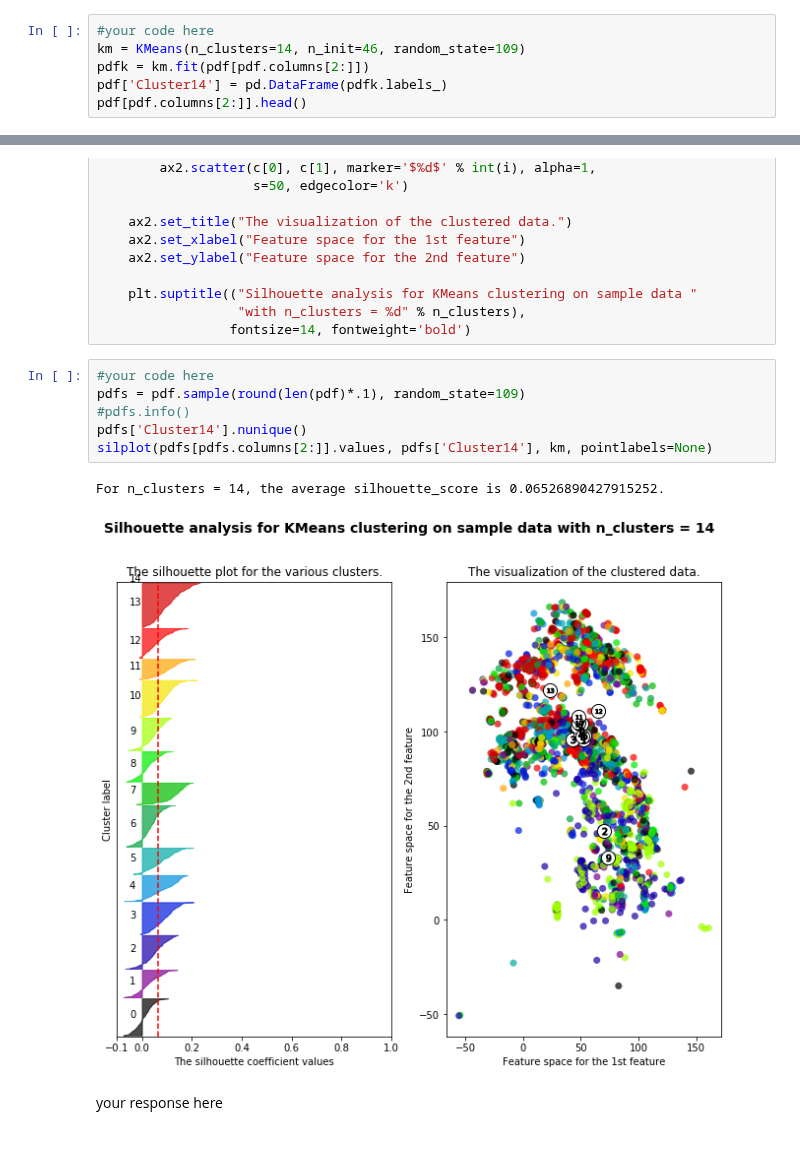
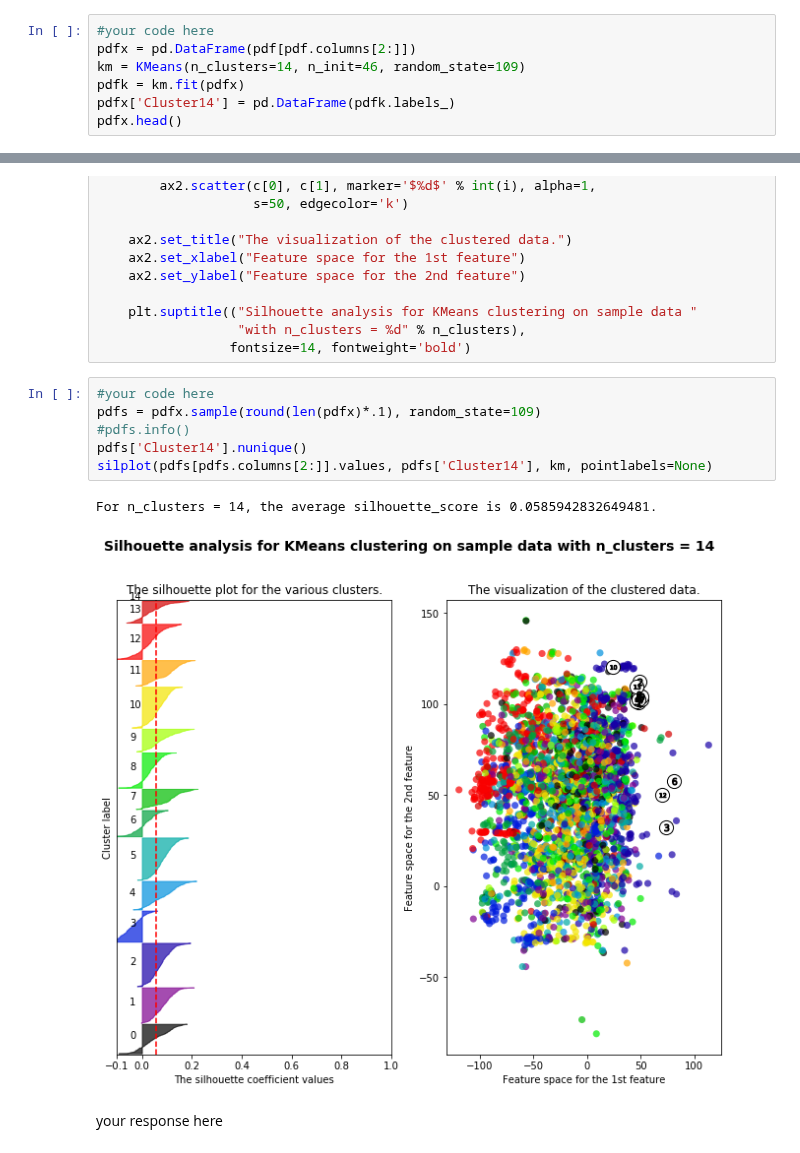
Before and after one commit to medeirosf/2020-CS109B, a Jupyter notebook: content/homeworks/hw02/notebook/cs109b_hw2_edited.ipynb, the cells around one changed output, grey strips where cells are left out. Saved outputs shown, nothing was run; the diff lists cells and outputs as text.

```diff
--- a/content/homeworks/hw02/notebook/cs109b_hw2_edited.ipynb
+++ b/content/homeworks/hw02/notebook/cs109b_hw2_edited.ipynb
@@ -104,10 +117,11 @@ There are 14 unique user as the number of clusters
 (a) After appropriate pre-processing (but not scaling) run the k-means clustering algorithm, using the `KMeans` class from sklearn.cluster, with the number of clusters corresponding to the number of users, `n_init` of 46, and 109 as the random seed. Add the result as a new column called `Cluster14` to your data frame.
 # %%
 #your code here
+pdfx = pd.DataFrame(pdf[pdf.columns[2:]])
 km = KMeans(n_clusters=14, n_init=46, random_state=109)
-pdfk = km.fit(pdf[pdf.columns[2:]])
-pdf['Cluster14'] = pd.DataFrame(pdfk.labels_)
-pdf[pdf.columns[2:]].head()
+pdfk = km.fit(pdfx)
+pdfx['Cluster14'] = pd.DataFrame(pdfk.labels_)
+pdfx.head()
 # %% [output]
 |  | X0 | Y0 | Z0 | X1 | Y1 | Z1 | X2 | Y2 | Z2 | X3 | ... | ... |
 | 0 | 72.692270 | 50.023771 | -72.963253 | -11.593076 | 81.234142 | -28.450210 | 51.729995 | 82.844469 | -55.674024 | 86.175444 | ... | ... |
@@ -270,13 +284,13 @@ def silplot(X, cluster_labels, clusterer, pointlabels=None):
                  fontsize=14, fontweight='bold')
 # %%
 #your code here
-pdfs = pdf.sample(round(len(pdf)*.1), random_state=109)
+pdfs = pdfx.sample(round(len(pdfx)*.1), random_state=109)
 #pdfs.info()
 pdfs['Cluster14'].nunique()
 silplot(pdfs[pdfs.columns[2:]].values, pdfs['Cluster14'], km, pointlabels=None)
 # %% [output]
-For n_clusters = 14, the average silhouette_score is 0.06526890427915252.
+For n_clusters = 14, the average silhouette_score is 0.0585942832649481.
-[figure, old version]
+[figure, new version]
 # %% [markdown]
 your response here<br />
 <font color='blue'>
```
Also changed, not shown: parts of 9 cells of this notebook.
